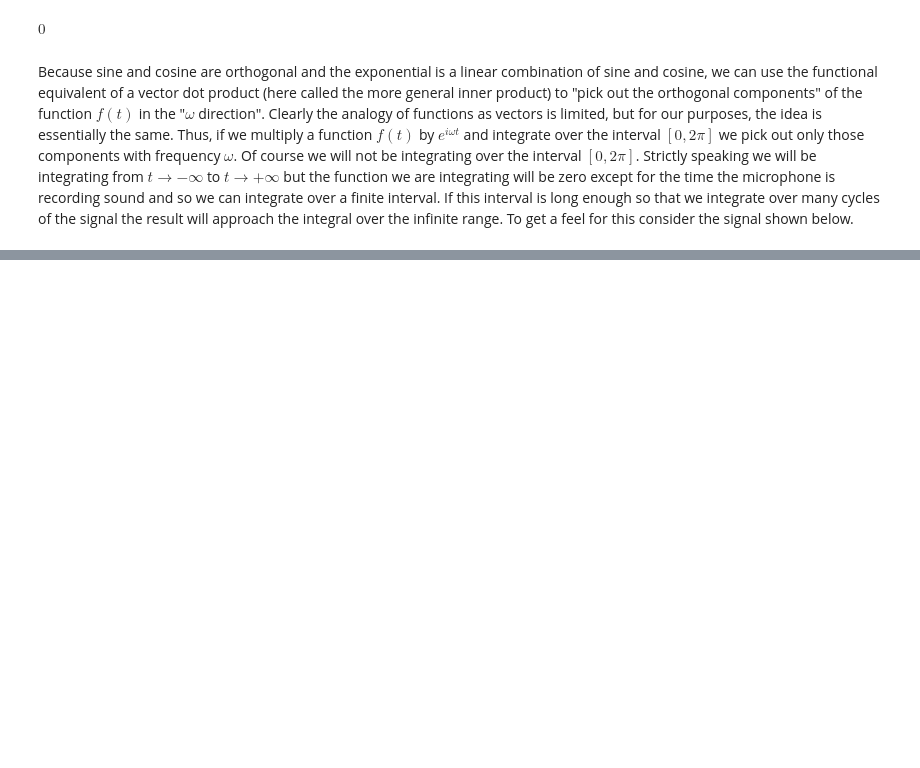
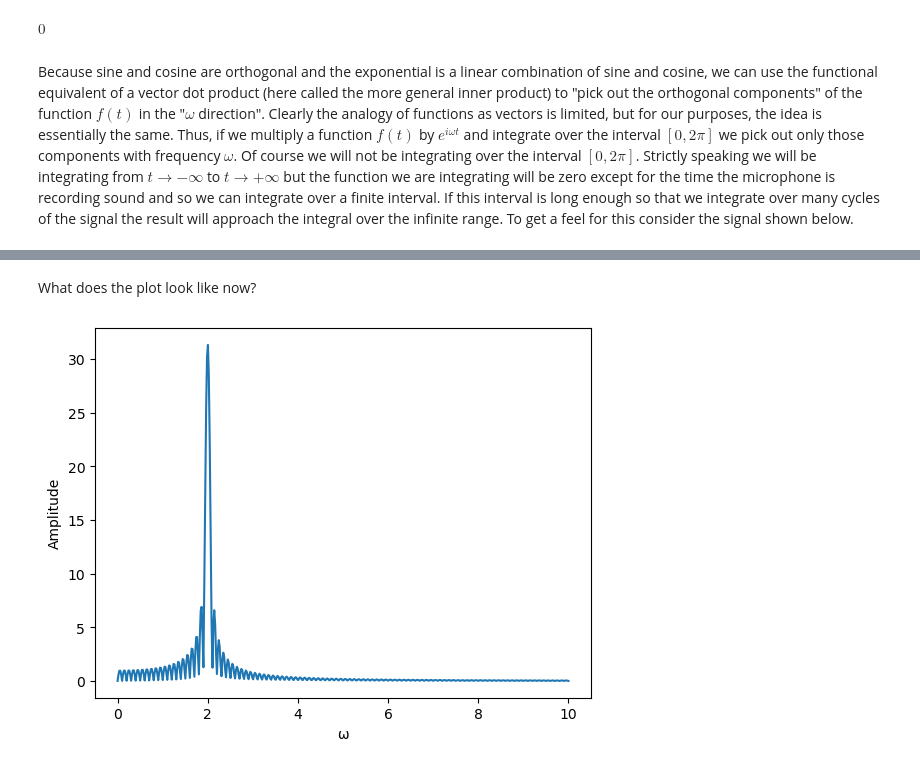
Before and after one commit to brinerk/LabsCapstone, a Jupyter notebook: Lab21/Lab 21.ipynb, the cells around one changed output, grey strips where cells are left out. Cells and saved outputs as stored; diff of their text form; code cells hidden in the pictures; blank space fills up the shorter version.

```diff
--- a/Lab21/Lab 21.ipynb
+++ b/Lab21/Lab 21.ipynb
@@ -160,0 +192,13 @@ plt.show()
+# %% [markdown]
+What does the plot look like now?
+# %%
+t0 = np.linspace(0,10,500)
+
+f_res1 = [abs(sym.N(f_ω1.subs({ω: i}))) for i in t0]
+
+plt.plot(t0, f_res1)
+plt.ylabel('Amplitude')
+plt.xlabel('ω')
+plt.show()
+# %% [output]
+[figure, added]
```
Also changed, not shown: parts of 14 cells of this notebook.
